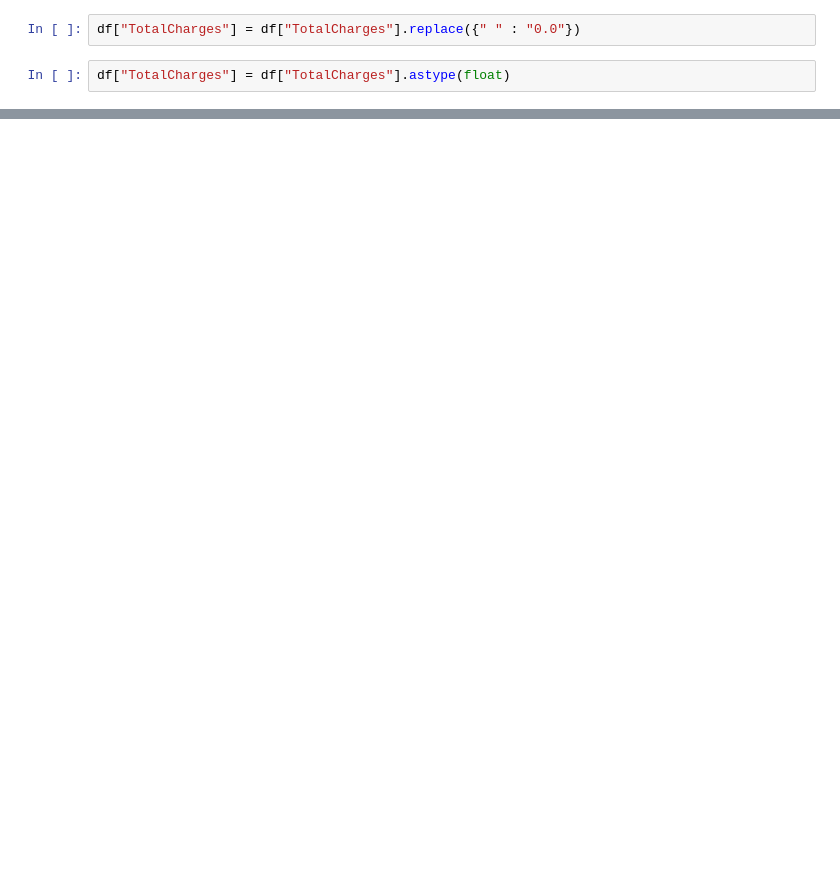
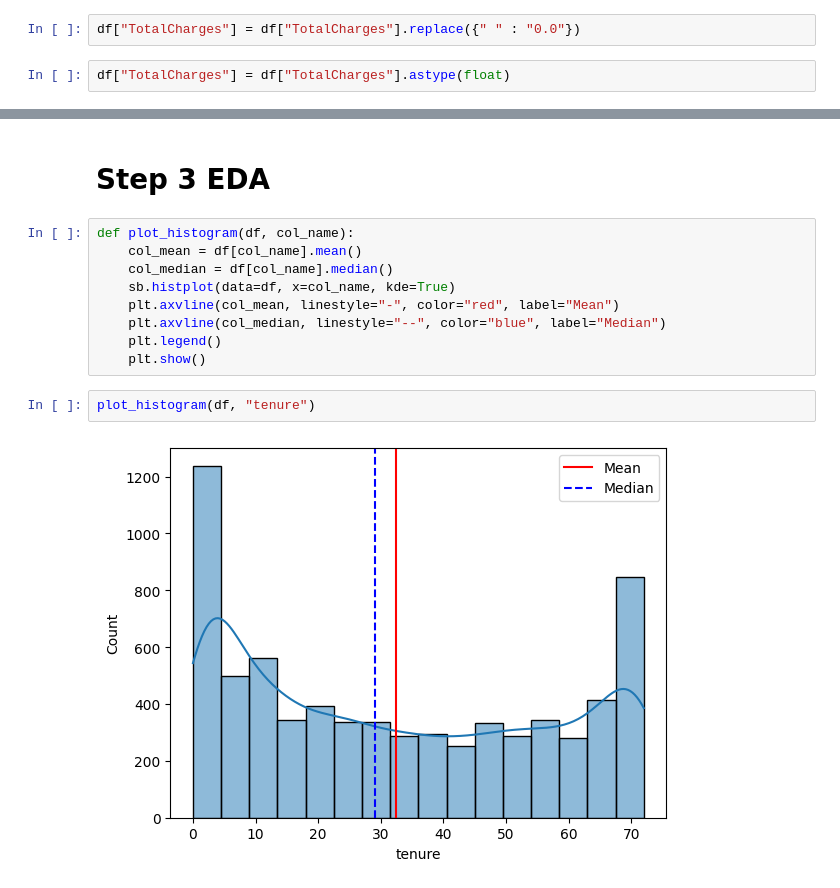
Before and after one commit to Sufiyan1637/Churn_Prediction, a Jupyter notebook: Churn_Prediction.ipynb, the cells around one changed output, grey strips where cells are left out. Saved outputs shown, nothing was run; the diff lists cells and outputs as text; blank space fills up the shorter version.

```diff
--- a/Churn_Prediction.ipynb
+++ b/Churn_Prediction.ipynb
@@ -134,0 +160,15 @@ df["Churn"].value_counts(normalize=True)
+# %% [markdown]
+# Step 3 EDA
+# %%
+def plot_histogram(df, col_name):
+    col_mean = df[col_name].mean()
+    col_median = df[col_name].median()
+    sb.histplot(data=df, x=col_name, kde=True)
+    plt.axvline(col_mean, linestyle="-", color="red", label="Mean")
+    plt.axvline(col_median, linestyle="--", color="blue", label="Median")
+    plt.legend()
+    plt.show()
+# %%
+plot_histogram(df, "tenure")
+# %% [output]
+[figure, added]
```
Also changed, not shown: parts of 11 cells of this notebook.
